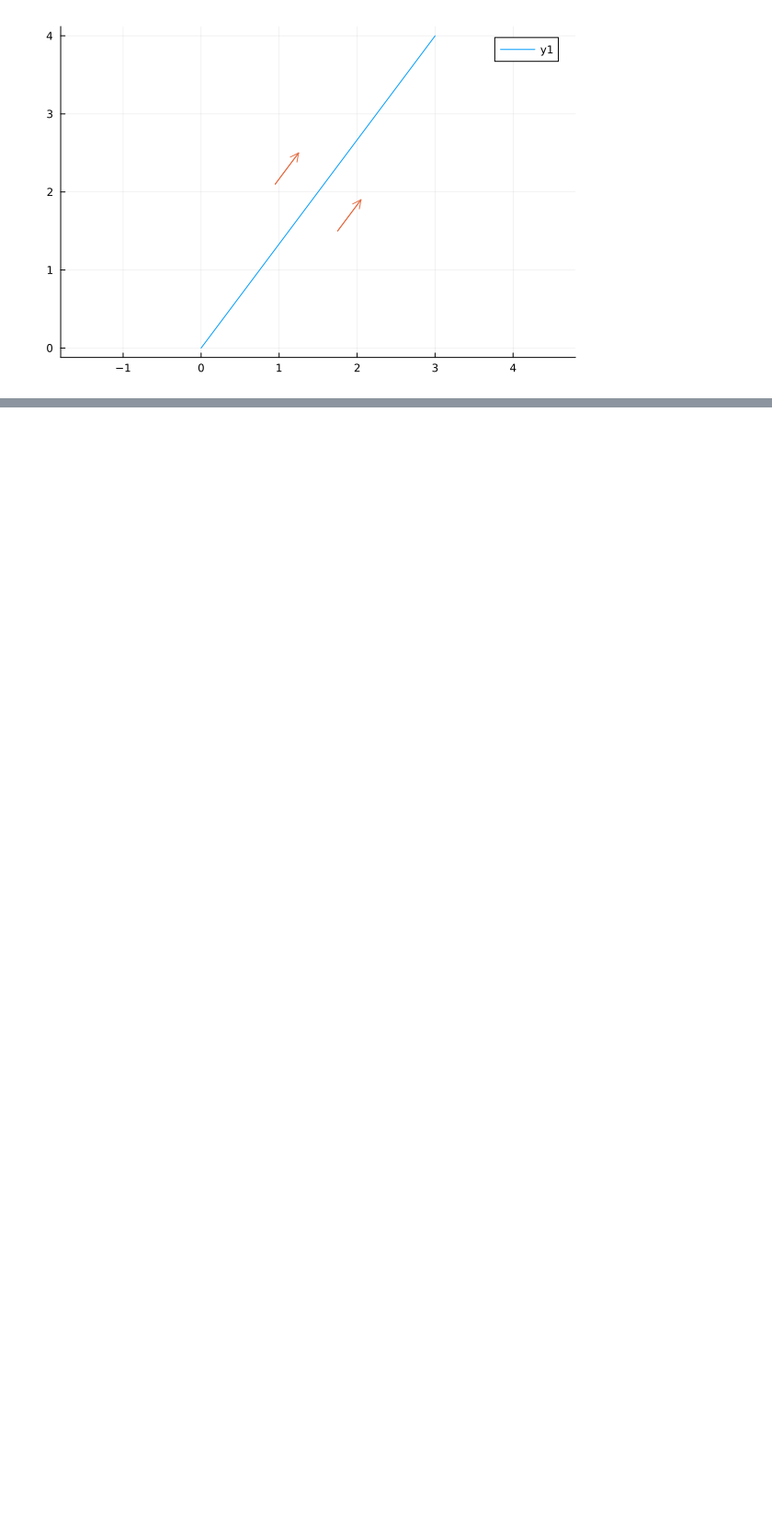
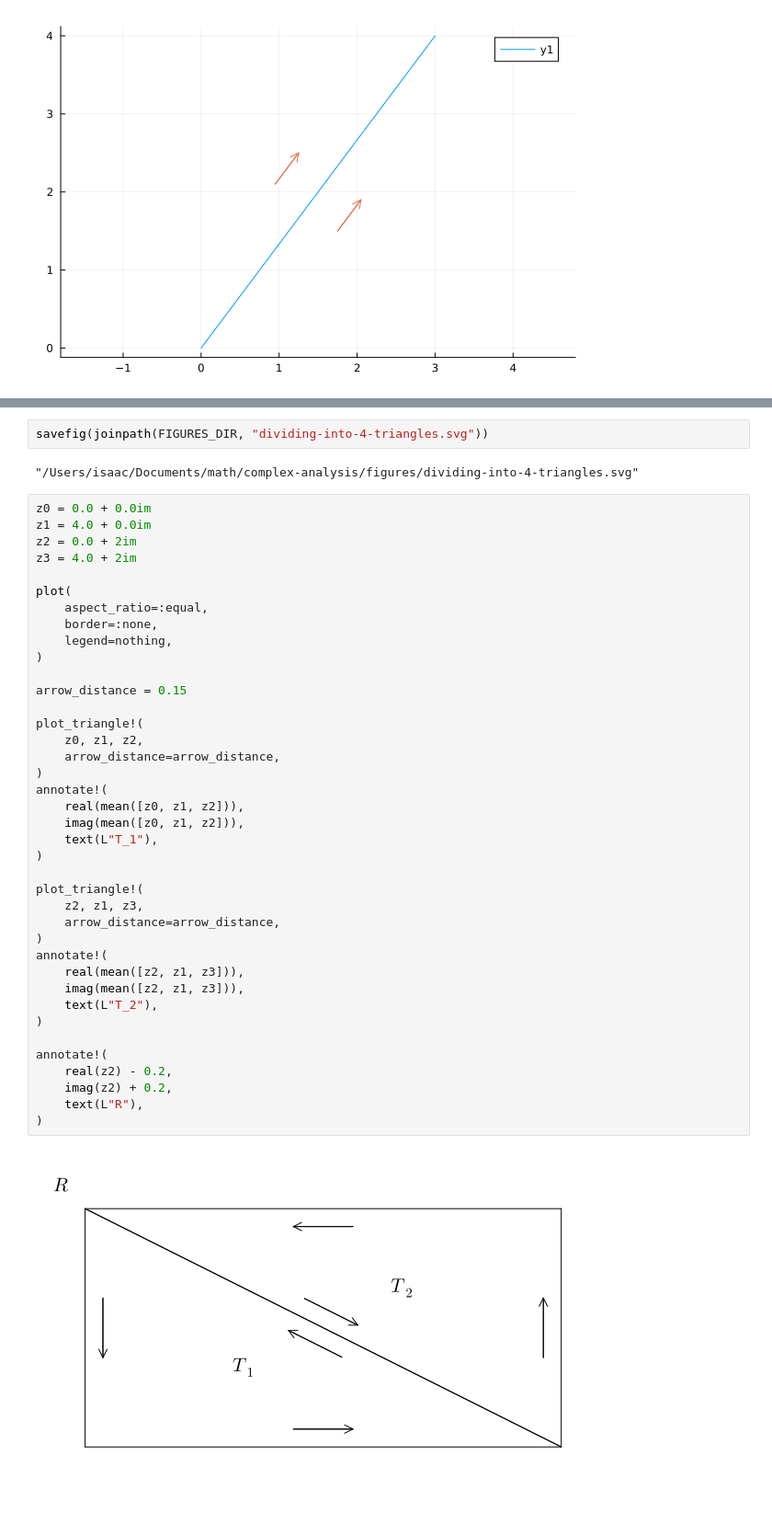
Before and after one commit to Isaac-Fate/math, a Jupyter notebook: complex-analysis/notebooks/cauchy-theorem-and-its-application/goursat-theorem.ipynb, the cells around one changed output, grey strips where cells are left out. Shown at 92% size. Cells and saved outputs as stored; diff of their text form; blank space fills up the shorter version.

```diff
--- a/complex-analysis/notebooks/cauchy-theorem-and-its-application/goursat-theorem.ipynb
+++ b/complex-analysis/notebooks/cauchy-theorem-and-its-application/goursat-theorem.ipynb
@@ -209,0 +246,45 @@ plot_triangle!(
+# %%
+savefig(joinpath(FIGURES_DIR, "dividing-into-4-triangles.svg"))
+# %% [output]
+"/Users/isaac/Documents/math/complex-analysis/figures/dividing-into-4-triangles.svg"
+# %%
+z0 = 0.0 + 0.0im
+z1 = 4.0 + 0.0im
+z2 = 0.0 + 2im
+z3 = 4.0 + 2im
+
+plot(
+    aspect_ratio=:equal,
+    border=:none,
+    legend=nothing,
+)
+
+arrow_distance = 0.15
+
+plot_triangle!(
+    z0, z1, z2,
+    arrow_distance=arrow_distance,
+)
+annotate!(
+    real(mean([z0, z1, z2])),
+    imag(mean([z0, z1, z2])),
+    text(L"T_1"),
+)
+
+plot_triangle!(
+    z2, z1, z3,
+    arrow_distance=arrow_distance,
+)
+annotate!(
+    real(mean([z2, z1, z3])),
+    imag(mean([z2, z1, z3])),
+    text(L"T_2"),
+)
+
+annotate!(
+    real(z2) - 0.2,
+    imag(z2) + 0.2,
+    text(L"R"),
+)
+# %% [output]
+[figure, added]
```
Also changed, not shown: parts of 8 cells of this notebook, 6 other files.
